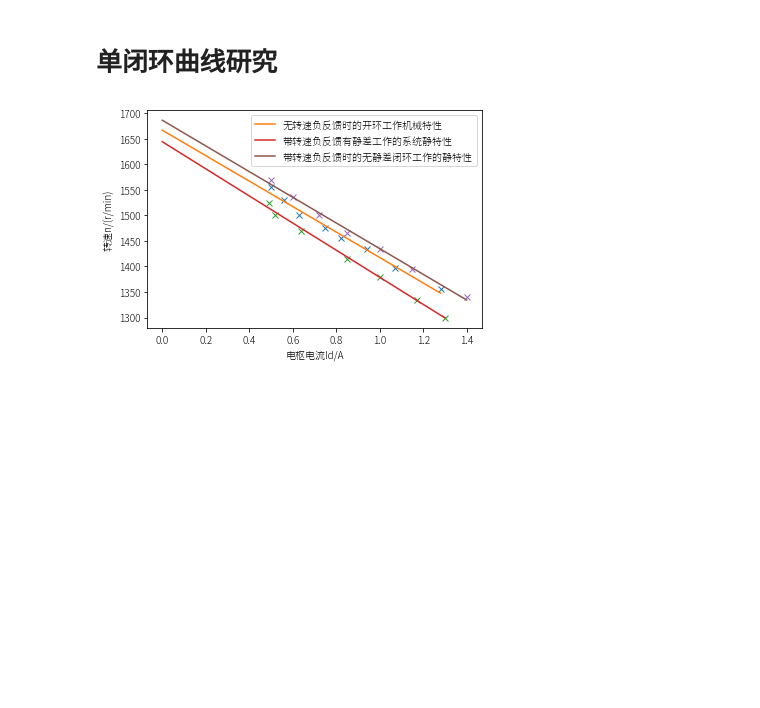
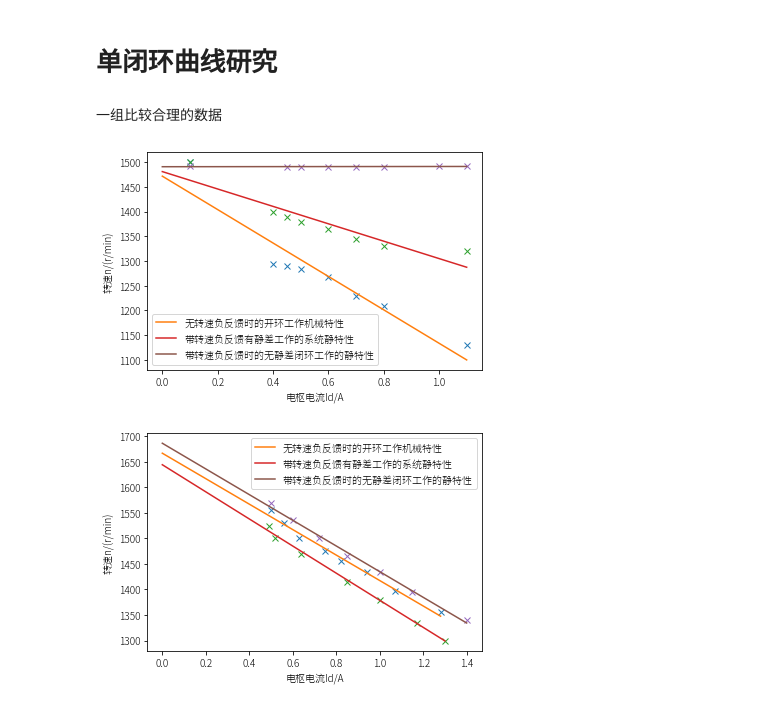
Before and after one commit to xsro/university-learning-code, a Jupyter notebook: 6运动控制系统/DCspeed.ipynb, the cells around one changed output. Drawn from its saved outputs; the diff is of its cells as text; code cells hidden in the pictures; blank space fills up the shorter version.

```diff
--- a/6运动控制系统/DCspeed.ipynb
+++ b/6运动控制系统/DCspeed.ipynb
@@ -6,6 +6,27 @@ import matplotlib.pyplot as plt;
 import numpy as np;
 # %% [markdown]
 # 单闭环曲线研究
+# %% [markdown]
+一组比较合理的数据
+# %%
+df=pd.read_csv('data.csv',comment='#',header=None)
+labels=["无转速负反馈时的开环工作机械特性","带转速负反馈有静差工作的系统静特性","带转速负反馈时的无静差闭环工作的静特性"]
+for i in range(3):
+    Id=df.values[3*i+0,1:].tolist()
+    n=df.values[3*i+2,1:].tolist()
+    Id=np.array(Id)[~np.isnan(Id)]
+    n=np.array(n)[~np.isnan(n)]
+    f=np.polyfit(Id,n,1)
+    Idf=np.linspace(0,max(Id),len(Id))
+    nf=np.polyval(f,Idf)
+    plt.plot(Id,n,'x');
+    plt.plot(Idf,nf,label=labels[i])
+plt.xlabel('电枢电流Id/A')
+plt.ylabel('转速n/(r/min)')
+plt.legend()
+plt.show()
+# %% [output]
+[figure, added]
 # %%
 labels=["无转速负反馈时的开环工作机械特性","带转速负反馈有静差工作的系统静特性","带转速负反馈时的无静差闭环工作的静特性"]
 for i in range(3):
```
Also changed, not shown: 1 other file.
